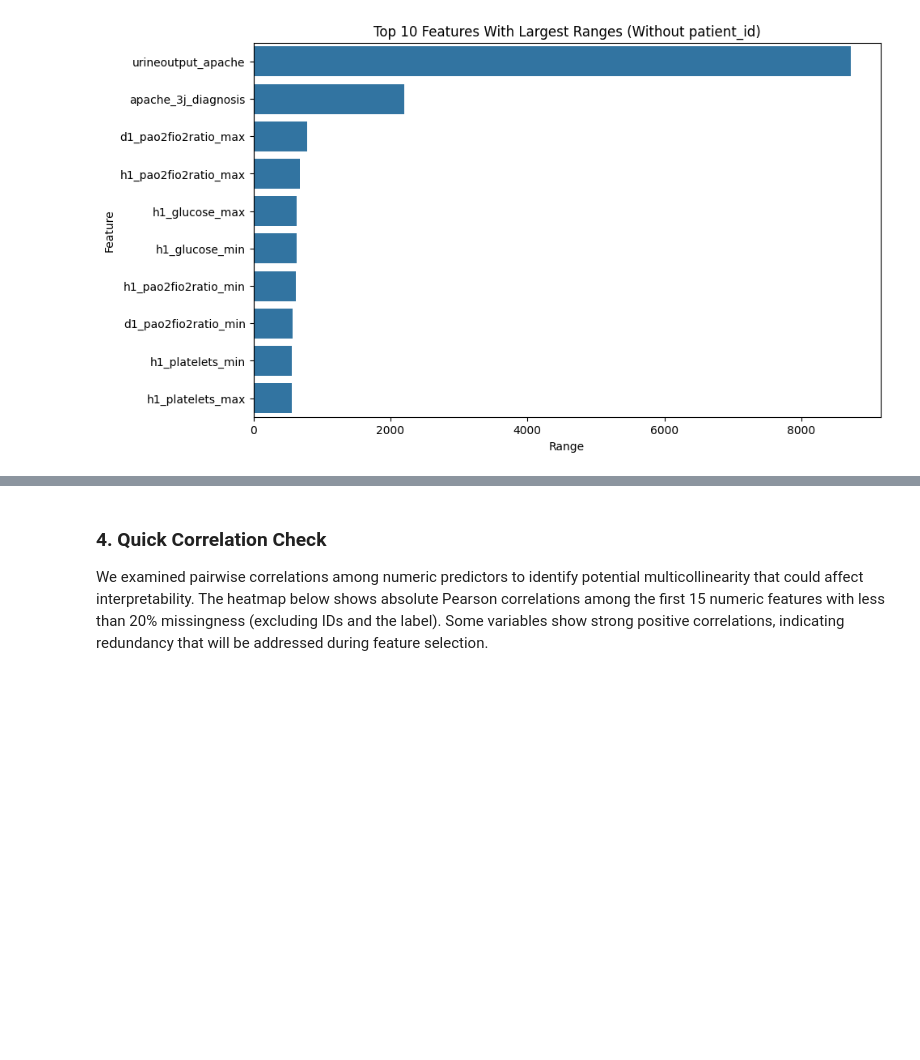
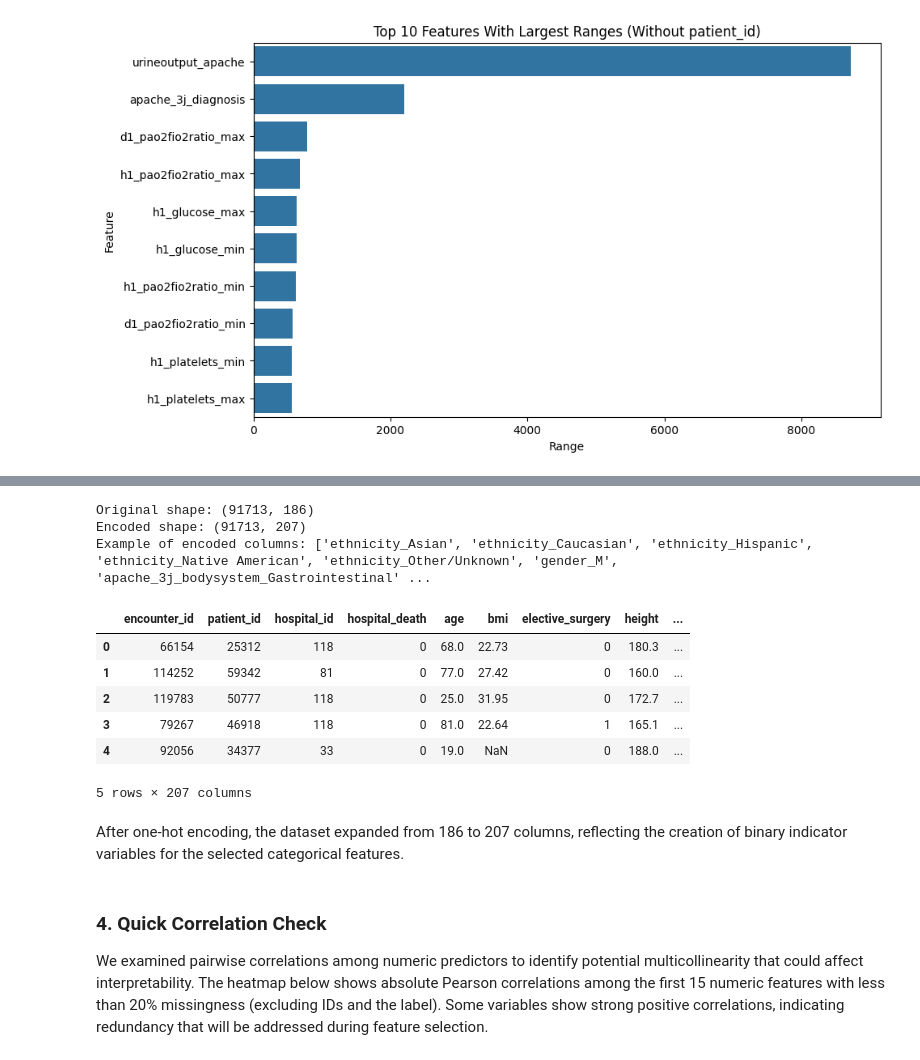
Before and after one commit to cindyrenxy/ac209a-project, a Jupyter notebook: ac209a_project.ipynb, the cells around one changed output, grey strips where cells are left out. Saved outputs shown, nothing was run; the diff lists cells and outputs as text; code cells hidden in the pictures; blank space fills up the shorter version.

```diff
--- a/ac209a_project.ipynb
+++ b/ac209a_project.ipynb
@@ -185,3 +207,25 @@ dtype: float64
+# %%
+cat_cols = ['ethnicity', 'gender', 'apache_3j_bodysystem', 'apache_2_bodysystem']
+df_encoded = pd.get_dummies(df, columns=cat_cols, drop_first=True)
+print("Original shape:", df.shape)
+print("Encoded shape:", df_encoded.shape)
+
+encoded_cols = [col for col in df_encoded.columns if any(base in col for base in cat_cols)]
+print("Example of encoded columns:", encoded_cols[:10])
+df_encoded.head()
+# %% [output]
+Original shape: (91713, 186)
+Encoded shape: (91713, 207)
+Example of encoded columns: ['ethnicity_Asian', 'ethnicity_Caucasian', 'ethnicity_Hispanic', 'ethnicity_Native American', 'ethnicity_Other/Unknown', 'gender_M', 'apache_3j_bodysystem_Gastrointestinal' ...
+|  | encounter_id | patient_id | hospital_id | hospital_death | age | bmi | elective_surgery | height | ... |
+| 0 | 66154 | 25312 | 118 | 0 | 68.0 | 22.73 | 0 | 180.3 | ... |
+| 1 | 114252 | 59342 | 81 | 0 | 77.0 | 27.42 | 0 | 160.0 | ... |
+| 2 | 119783 | 50777 | 118 | 0 | 25.0 | 31.95 | 0 | 172.7 | ... |
+| 3 | 79267 | 46918 | 118 | 0 | 81.0 | 22.64 | 1 | 165.1 | ... |
+| 4 | 92056 | 34377 | 33 | 0 | 19.0 | NaN | 0 | 188.0 | ... |
+5 rows × 207 columns
+# %% [markdown]
+After one-hot encoding, the dataset expanded from 186 to 207 columns, reflecting the creation of binary indicator variables for the selected categorical features.
 # %% [markdown]
 ### 4. Quick Correlation Check
 We examined pairwise correlations among numeric predictors to identify potential multicollinearity that could affect interpretability. The heatmap below shows absolute Pearson correlations among the first 15 numeric features with less than 20% missingness (excluding IDs and the label). Some variables show strong positive correlations, indicating redundancy that will be addressed during feature selection.
```
Also changed, not shown: parts of 8 cells of this notebook.
